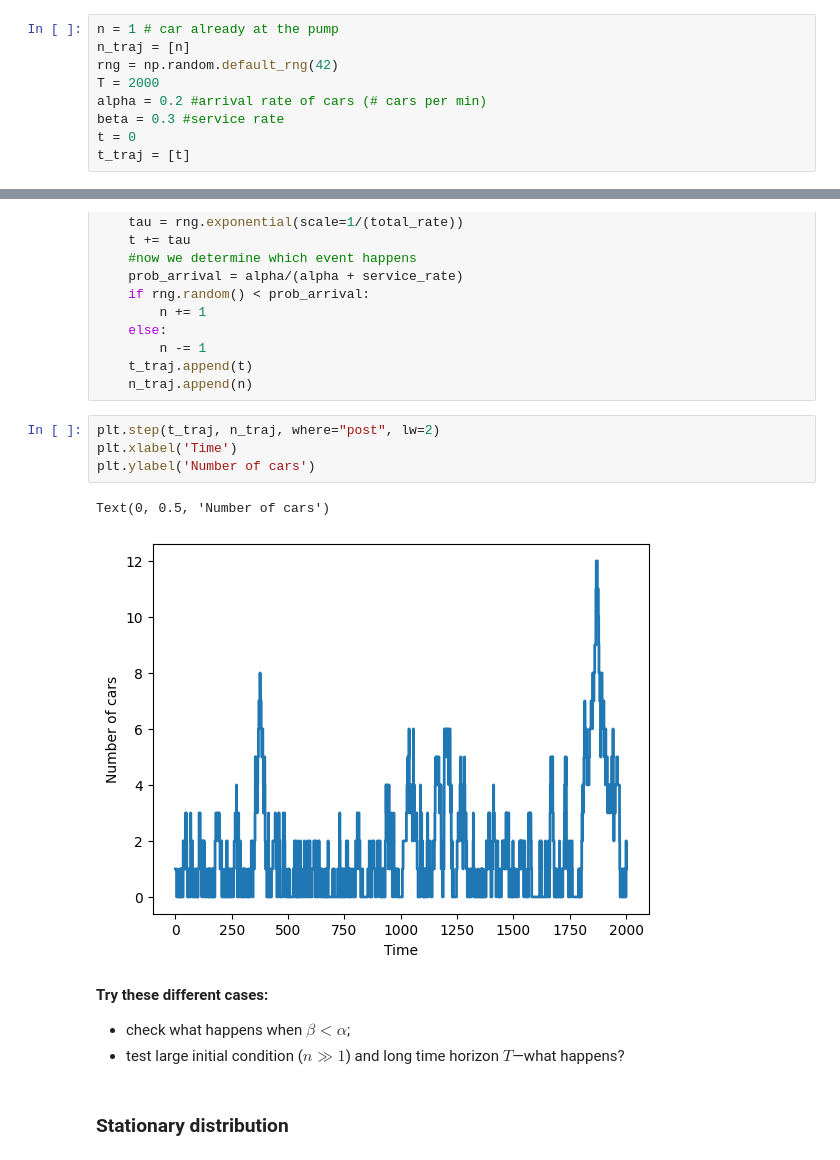
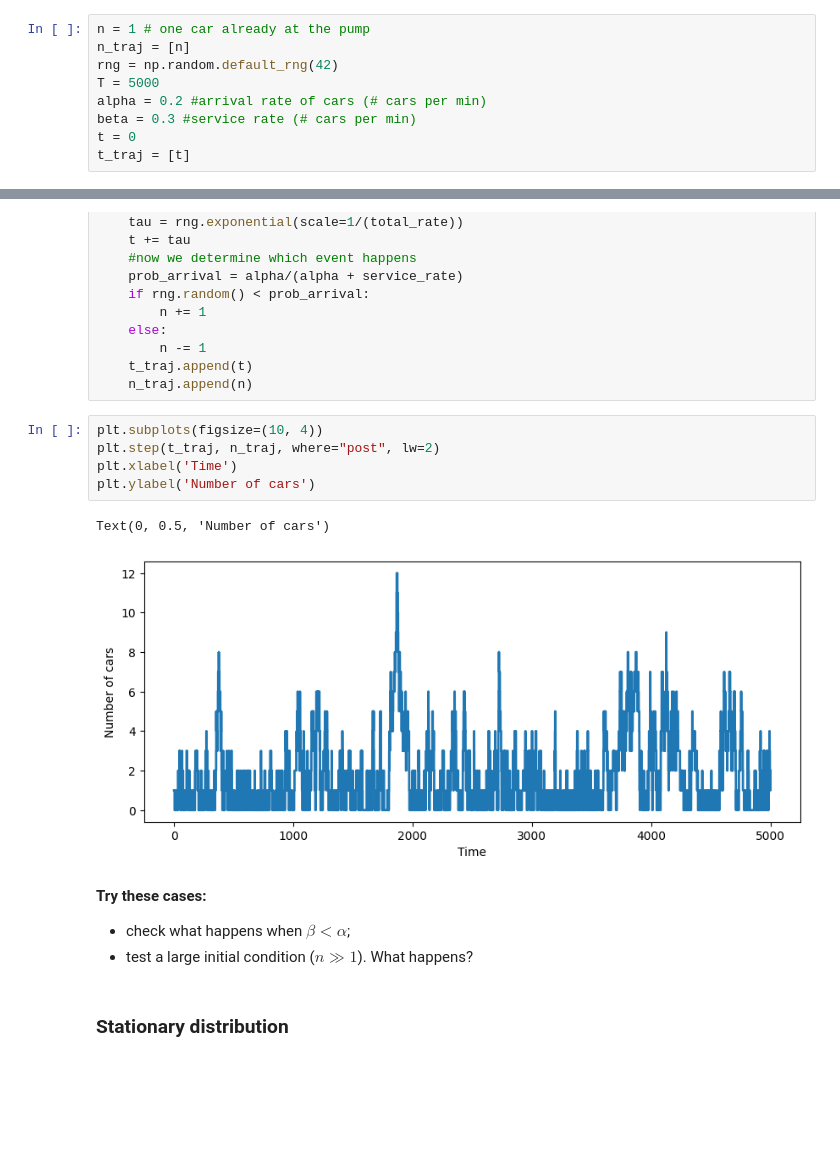
Before and after one commit to gstonge/csi4124-sys5110, a Jupyter notebook: notebooks/queuing-system.ipynb, the cells around one changed output, grey strips where cells are left out. Drawn from its saved outputs; the diff is of its cells as text; blank space fills up the shorter version.

```diff
--- a/notebooks/queuing-system.ipynb
+++ b/notebooks/queuing-system.ipynb
@@ -12,10 +17,10 @@ from scipy.special import gamma
 # %%
-n = 1 # car already at the pump
+n = 1 # one car already at the pump
 n_traj = [n]
 rng = np.random.default_rng(42)
-T = 2000
+T = 5000
 alpha = 0.2 #arrival rate of cars (# cars per min)
-beta = 0.3 #service rate
+beta = 0.3 #service rate (# cars per min)
 t = 0
 t_traj = [t]
 # %%
@@ -34,16 +39,17 @@ while t < T:
     t_traj.append(t)
     n_traj.append(n)
 # %%
+plt.subplots(figsize=(10, 4))
 plt.step(t_traj, n_traj, where="post", lw=2)
 plt.xlabel('Time')
 plt.ylabel('Number of cars')
 # %% [output]
 Text(0, 0.5, 'Number of cars')
-[figure, old version]
+[figure, new version]
 # %% [markdown]
-**Try these different cases:**
+**Try these cases:**
 - check what happens when $\beta < \alpha$;
-- test large initial condition ($n\gg 1$) and long time horizon $T$—what happens?
+- test a large initial condition ($n \gg 1$). What happens?
 # %% [markdown]
 ### Stationary distribution
 # %% [markdown]
```
Also changed, not shown: parts of 25 cells of this notebook, 2 other files.
